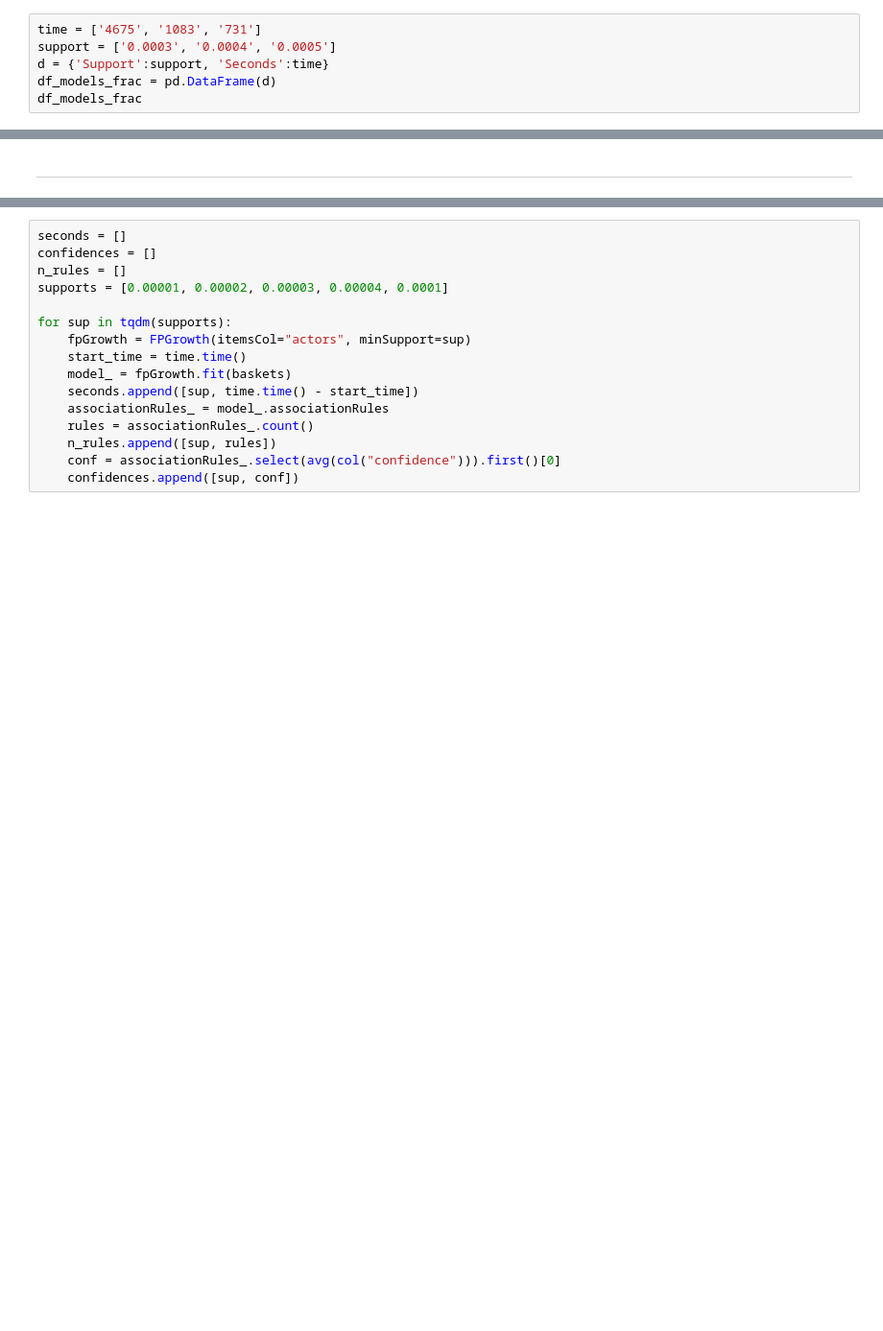
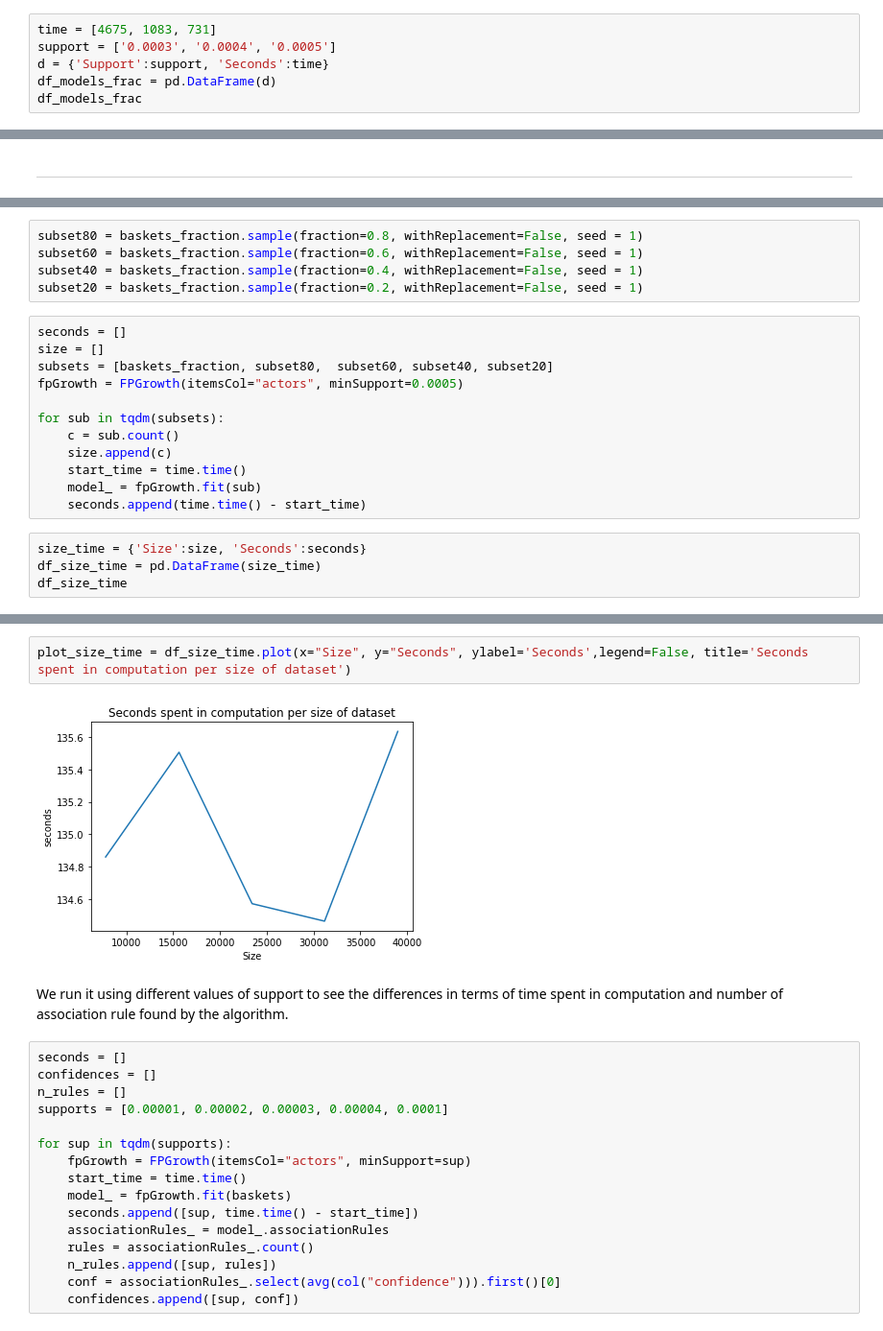
Before and after one commit to martinaviggiano/AMD_Market_Basket_IMDB, a Jupyter notebook: AMD_Market_Basket_Analysis.ipynb, the cells around one changed output, grey strips where cells are left out. Shown: that part at 96% size. Saved outputs shown, nothing was run; the diff lists cells and outputs as text; blank space fills up the shorter version.

```diff
--- a/AMD_Market_Basket_Analysis.ipynb
+++ b/AMD_Market_Basket_Analysis.ipynb
@@ -392,7 +415,7 @@ with open("/content/drive/MyDrive/Università/amd_Market_Basket/priori_frac_0003
 with open("/content/drive/MyDrive/Università/amd_Market_Basket/time_frac_0003.pkl", "wb") as f:
     pickle.dump(time_frac_0003, f)
 # %%
-time = ['4675', '1083', '731']
+time = [4675, 1083, 731]
 support = ['0.0003', '0.0004', '0.0005']
 d = {'Support':support, 'Seconds':time}
 df_models_frac = pd.DataFrame(d)
@@ -460,0 +497,21 @@ First we will run it using different values of support to see the differences in
+# %%
+subset80 = baskets_fraction.sample(fraction=0.8, withReplacement=False, seed = 1)
+subset60 = baskets_fraction.sample(fraction=0.6, withReplacement=False, seed = 1)
+subset40 = baskets_fraction.sample(fraction=0.4, withReplacement=False, seed = 1)
+subset20 = baskets_fraction.sample(fraction=0.2, withReplacement=False, seed = 1)
+# %%
+seconds = []
+size = []
+subsets = [baskets_fraction, subset80,  subset60, subset40, subset20]
+fpGrowth = FPGrowth(itemsCol="actors", minSupport=0.0005)
+
+for sub in tqdm(subsets):
+    c = sub.count()
+    size.append(c)
+    start_time = time.time()
+    model_ = fpGrowth.fit(sub)
+    seconds.append(time.time() - start_time)
+# %%
+size_time = {'Size':size, 'Seconds':seconds}
+df_size_time = pd.DataFrame(size_time)
+df_size_time
@@ -461,3 +525,9 @@ First we will run it using different values of support to see the differences in
+# %%
+plot_size_time = df_size_time.plot(x="Size", y="Seconds", ylabel='Seconds',legend=False, title='Seconds spent in computation per size of dataset')
+# %% [output]
+[figure, added]
+# %% [markdown]
+We run it using different values of support to see the differences in terms of time spent in computation and number of association rule found by the algorithm.
 # %%
 seconds = []
 confidences = []
```
Also changed, not shown: parts of 41 cells of this notebook, 1 other file.
